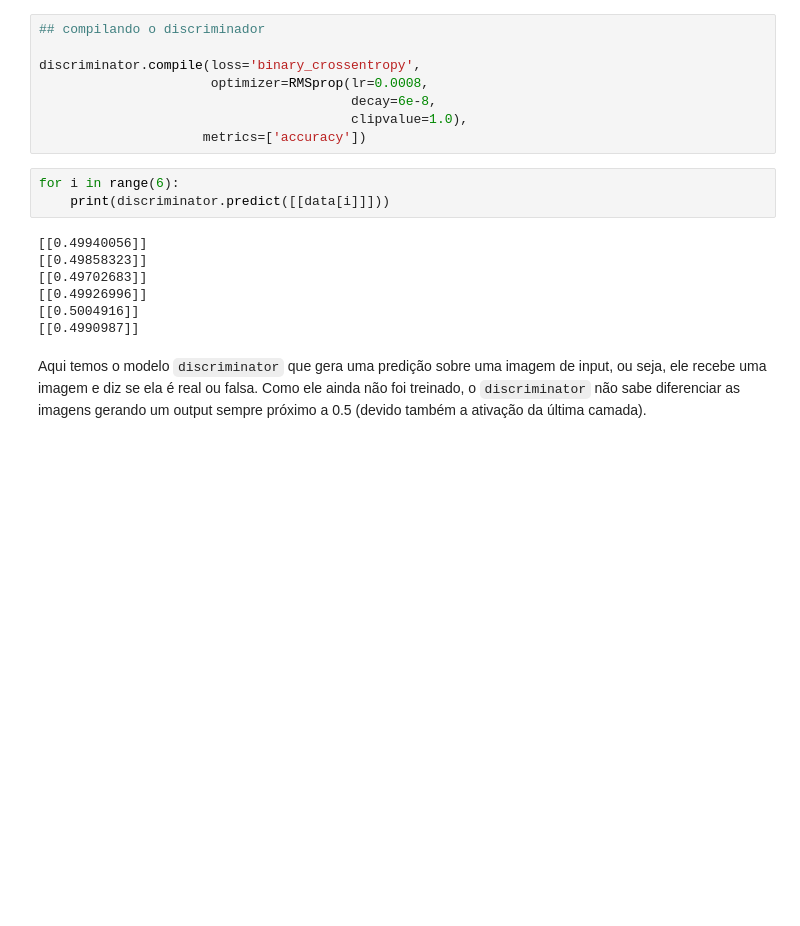
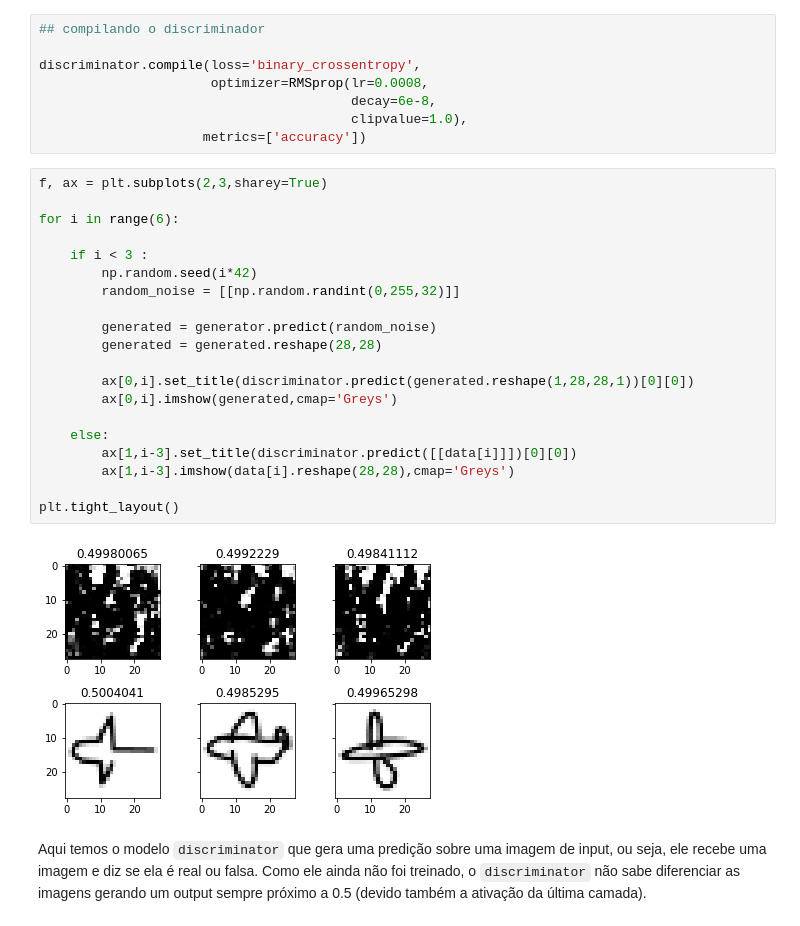
Before and after one commit to nasserboan/quick-gan, a Jupyter notebook: notebooks/GAN.ipynb, the cells around one changed output. Saved outputs shown, nothing was run; the diff lists cells and outputs as text; blank space fills up the shorter version.

```diff
--- a/notebooks/GAN.ipynb
+++ b/notebooks/GAN.ipynb
@@ -136,16 +140,28 @@ discriminator.compile(loss='binary_crossentropy',
                                         decay=6e-8,
                                         clipvalue=1.0),
                      metrics=['accuracy'])
-# %%
-for i in range(6):
-    print(discriminator.predict([[data[i]]]))
-# %% [output]
-[[0.49940056]]
-[[0.49858323]]
-[[0.49702683]]
-[[0.49926996]]
-[[0.5004916]]
-[[0.4990987]]
+# %%
+f, ax = plt.subplots(2,3,sharey=True)
+
+for i in range(6):
+
+    if i < 3 :
+        np.random.seed(i*42)
+        random_noise = [[np.random.randint(0,255,32)]]
+
+        generated = generator.predict(random_noise)
+        generated = generated.reshape(28,28)
+
+        ax[0,i].set_title(discriminator.predict(generated.reshape(1,28,28,1))[0][0])
+        ax[0,i].imshow(generated,cmap='Greys')
+
+    else:
+        ax[1,i-3].set_title(discriminator.predict([[data[i]]])[0][0])
+        ax[1,i-3].imshow(data[i].reshape(28,28),cmap='Greys')
+
+plt.tight_layout()
+# %% [output]
+[figure, added]
 # %% [markdown]
 Aqui temos o modelo `discriminator` que gera uma predição sobre uma imagem de input, ou seja, ele recebe uma imagem e diz se ela é real ou falsa. Como ele ainda não foi treinado, o `discriminator` não sabe diferenciar as imagens gerando um output sempre próximo a 0.5 (devido também a ativação da última camada).
 # %% [markdown]
```
Also changed, not shown: parts of 3 cells of this notebook.
